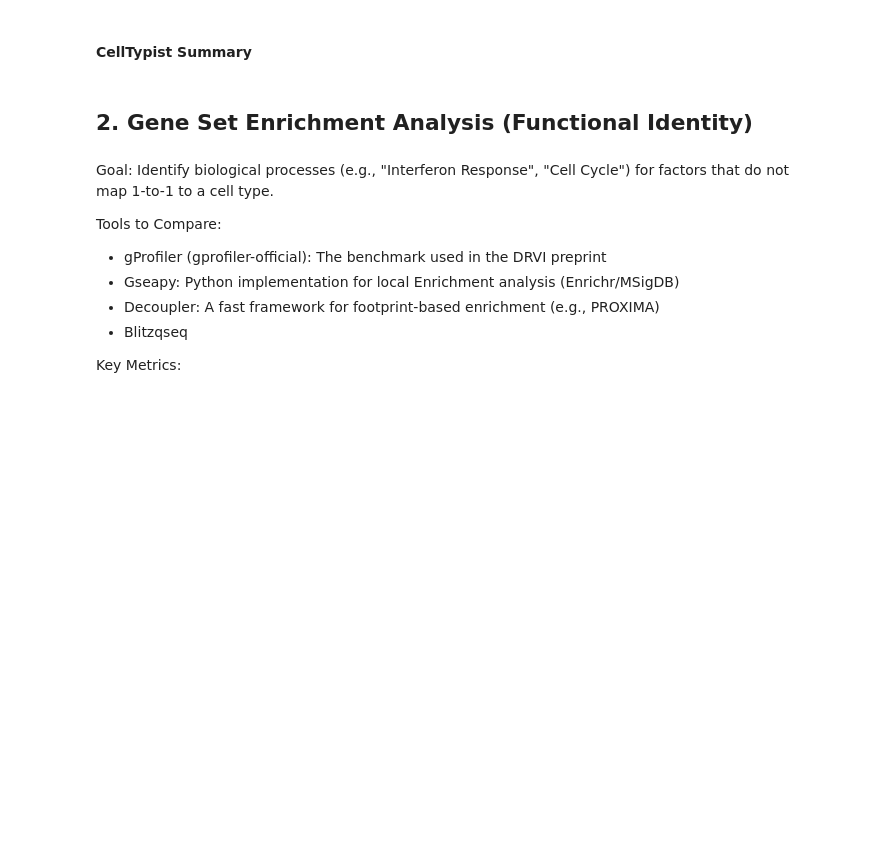
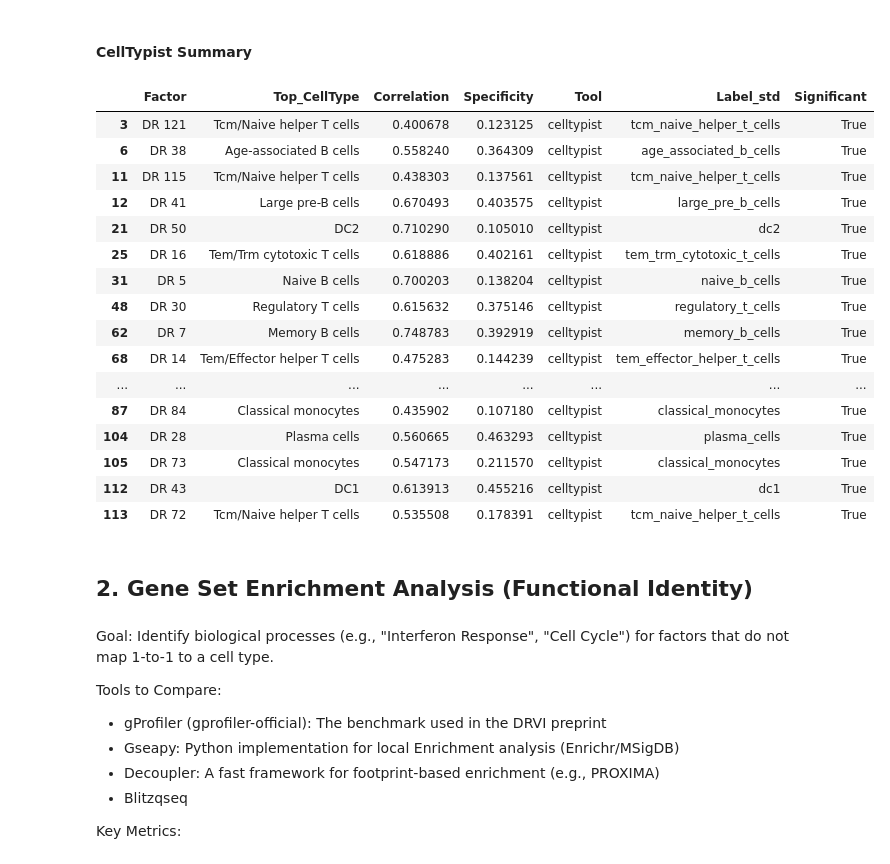
Before and after one commit to clarasoekler/DRVI_tutorials, a Jupyter notebook: identification_of_factors.ipynb, the cells around one changed output. Cells and saved outputs as stored; diff of their text form; code cells hidden in the pictures; blank space fills up the shorter version.

```diff
--- a/identification_of_factors.ipynb
+++ b/identification_of_factors.ipynb
@@ -235,7 +270,0 @@ print(f"Cells: {adata.n_obs}")
-# %%
-if filter_vanished and 'vanished' in embed_full.var.columns:
-    mask = ~embed_full.var['vanished'].astype(bool).values
-else:
-    mask = np.ones(embed_full.n_vars, dtype=bool)
-embed = embed_full[:, mask].copy()
-print(f"Factors used: {embed.n_vars} | filter_vanished={filter_vanished}")
@@ -244,4 +270,0 @@ print(f"Factors used: {embed.n_vars} | filter_vanished={filter_vanished}")
-# %%
-if factor_id_col not in embed.var.columns:
-    embed.var[factor_id_col] = [f"Factor_{i}" for i in range(embed.n_vars)]
-factor_ids = embed.var[factor_id_col].astype(str).tolist()
@@ -247,0 +346,28 @@ factor_ids = embed.var[factor_id_col].astype(str).tolist()
+# %%
+def standardize_scores_df(df: pd.DataFrame, gene_case: str = "upper") -> pd.DataFrame:
+    out = df.copy()
+    out.index = out.index.astype(str).str.strip()
+    if gene_case == "upper":
+        out.index = out.index.str.upper()
+    # Merge duplicated gene symbols after case normalization.
+    out = out.groupby(out.index).max()
+    return out
+
+
+def build_inputs(df: pd.DataFrame, top_n: int, gene_case: str):
+    std = standardize_scores_df(df, gene_case=gene_case)
+    ranked = {fac: std[fac].sort_values(ascending=False) for fac in std.columns}
+    top = {fac: ranked[fac].head(top_n).index.tolist() for fac in std.columns}
+    return std, ranked, top
+# %%
+if "scores_df" in globals():
+    scores_std, ranked_lists, top_lists = build_inputs(scores_df, TOP_N, GENE_CASE)
+    factor_ids = list(scores_std.columns)
+elif "pos_df" in globals() and "neg_df" in globals():
+    pos_std, pos_ranked, pos_top = build_inputs(pos_df, TOP_N, GENE_CASE)
+    neg_std, neg_ranked, neg_top = build_inputs(neg_df, TOP_N, GENE_CASE)
+    factor_ids = list(pos_std.columns)
+else:
+    raise ValueError("Provide either `scores_df` or both `pos_df` and `neg_df` before running.")
+
+print(f"Factors: {len(factor_ids)}")
@@ -353,30 +557,48 @@ sc.pl.violin(
 # %%
 # top and second-best label per factor
 top_1 = eval_matrix.idxmax(axis=1)
 top_1_val = eval_matrix.max(axis=1)
 tmp = eval_matrix.copy()
 for i, c in enumerate(top_1):
     tmp.iloc[i, tmp.columns.get_loc(c)] = -1
 
 # Calculate specificity as the difference between top and second-best correlation
 specificity = top_1_val - tmp.max(axis=1)
 
 
 #Summarize results in a DataFrame
 celltypist_summary = pd.DataFrame({
     'Factor': eval_matrix.index,
     'Top_CellType': top_1.values,
     'Correlation': top_1_val.values,
     'Specificity': specificity.values,
 })
 
 celltypist_summary['Tool'] = 'celltypist'
 celltypist_summary['Label_std'] = celltypist_summary['Top_CellType'].astype(str).str.lower().str.replace(r'[^a-z0-9]+', '_', regex=True).str.strip('_')
 celltypist_summary['Significant'] = (
-    (celltypist_summary['Correlation'] >= corr_threshold)
-    & (celltypist_summary['Specificity'] >= spec_threshold)
+    (celltypist_summary['Correlation'] >= CT_CORR_THRESHOLD)
+    & (celltypist_summary['Specificity'] >= CT_SPEC_THRESHOLD)
 )
 display(celltypist_summary[celltypist_summary['Significant']].head(20))
+# %% [output]
+|  | Factor | Top_CellType | Correlation | Specificity | Tool | Label_std | Significant |
+| 3 | DR 121 | Tcm/Naive helper T cells | 0.400678 | 0.123125 | celltypist | tcm_naive_helper_t_cells | True |
+| 6 | DR 38 | Age-associated B cells | 0.558240 | 0.364309 | celltypist | age_associated_b_cells | True |
+| 11 | DR 115 | Tcm/Naive helper T cells | 0.438303 | 0.137561 | celltypist | tcm_naive_helper_t_cells | True |
+| 12 | DR 41 | Large pre-B cells | 0.670493 | 0.403575 | celltypist | large_pre_b_cells | True |
+| 21 | DR 50 | DC2 | 0.710290 | 0.105010 | celltypist | dc2 | True |
+| 25 | DR 16 | Tem/Trm cytotoxic T cells | 0.618886 | 0.402161 | celltypist | tem_trm_cytotoxic_t_cells | True |
+| 31 | DR 5 | Naive B cells | 0.700203 | 0.138204 | celltypist | naive_b_cells | True |
+| 48 | DR 30 | Regulatory T cells | 0.615632 | 0.375146 | celltypist | regulatory_t_cells | True |
+| 62 | DR 7 | Memory B cells | 0.748783 | 0.392919 | celltypist | memory_b_cells | True |
+| 68 | DR 14 | Tem/Effector helper T cells | 0.475283 | 0.144239 | celltypist | tem_effector_helper_t_cells | True |
+| ... | ... | ... | ... | ... | ... | ... | ... |
+| 87 | DR 84 | Classical monocytes | 0.435902 | 0.107180 | celltypist | classical_monocytes | True |
+| 104 | DR 28 | Plasma cells | 0.560665 | 0.463293 | celltypist | plasma_cells | True |
+| 105 | DR 73 | Classical monocytes | 0.547173 | 0.211570 | celltypist | classical_monocytes | True |
+| 112 | DR 43 | DC1 | 0.613913 | 0.455216 | celltypist | dc1 | True |
+| 113 | DR 72 | Tcm/Naive helper T cells | 0.535508 | 0.178391 | celltypist | tcm_naive_helper_t_cells | True |
 # %% [markdown]
 ## 2. Gene Set Enrichment Analysis (Functional Identity)
 # %% [markdown]
```
Also changed, not shown: parts of 87 cells of this notebook.
